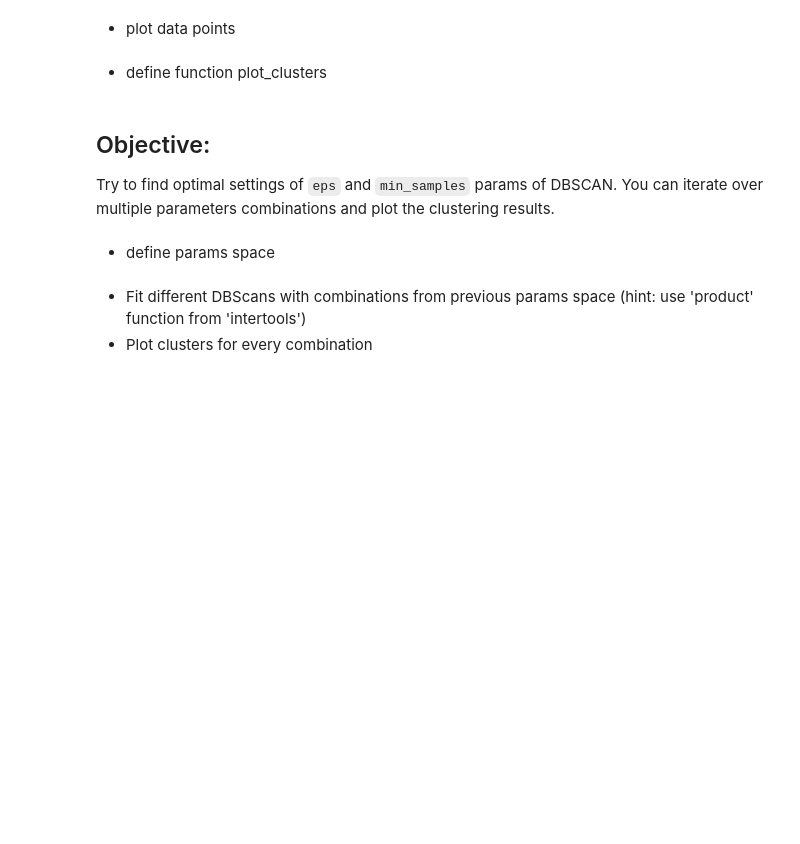
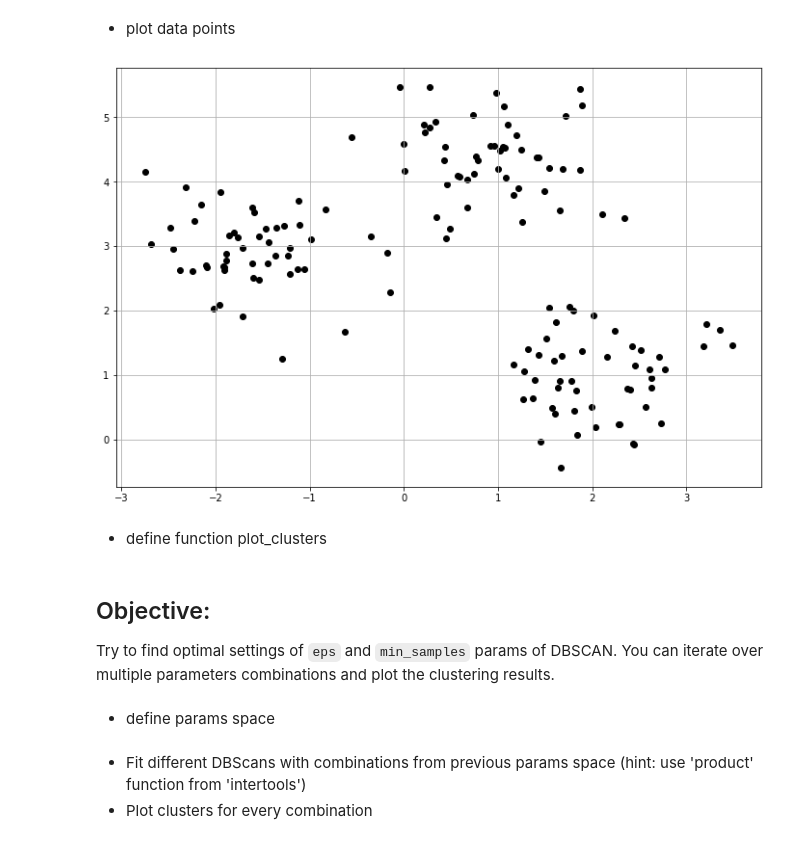
Before and after one commit to ryan-ferns/DS_auticon_week_3, a Jupyter notebook: density_models_exercise.ipynb, the cells around one changed output. Drawn from its saved outputs; the diff is of its cells as text; code cells hidden in the pictures; blank space fills up the shorter version.

```diff
--- a/density_models_exercise.ipynb
+++ b/density_models_exercise.ipynb
@@ -22,3 +22,10 @@ from sklearn.cluster import DBSCAN
     * centers=3,
     * cluster_std=0.6,
     * random_state=0
+# %%
+# generate clusters
+X, y = make_blobs(n_samples=150,
+                  n_features=2,
+                  centers=3,
+                  cluster_std=0.6,
+                  random_state=0)
@@ -25,4 +52,14 @@ from sklearn.cluster import DBSCAN
 # %% [markdown]
 * plot data points
+# %%
+# plot clusters
+plt.scatter(X[:,0],
+            X[:,1],
+            c='black',
+            marker='o')
+plt.grid()
+plt.show()
+# %% [output]
+[figure, added]
 # %% [markdown]
 * define function plot_clusters
```
Also changed, not shown: parts of 9 cells of this notebook.
